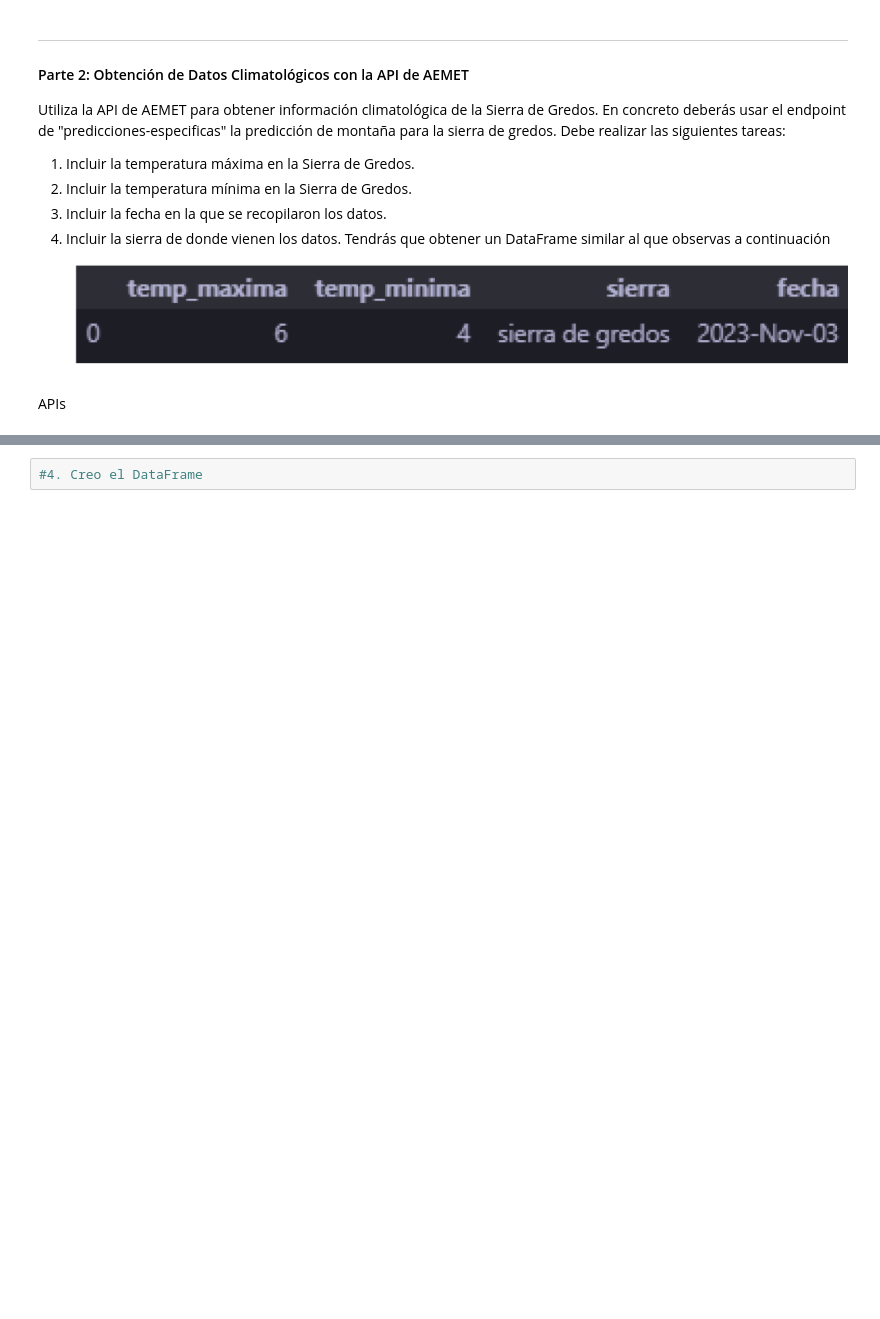
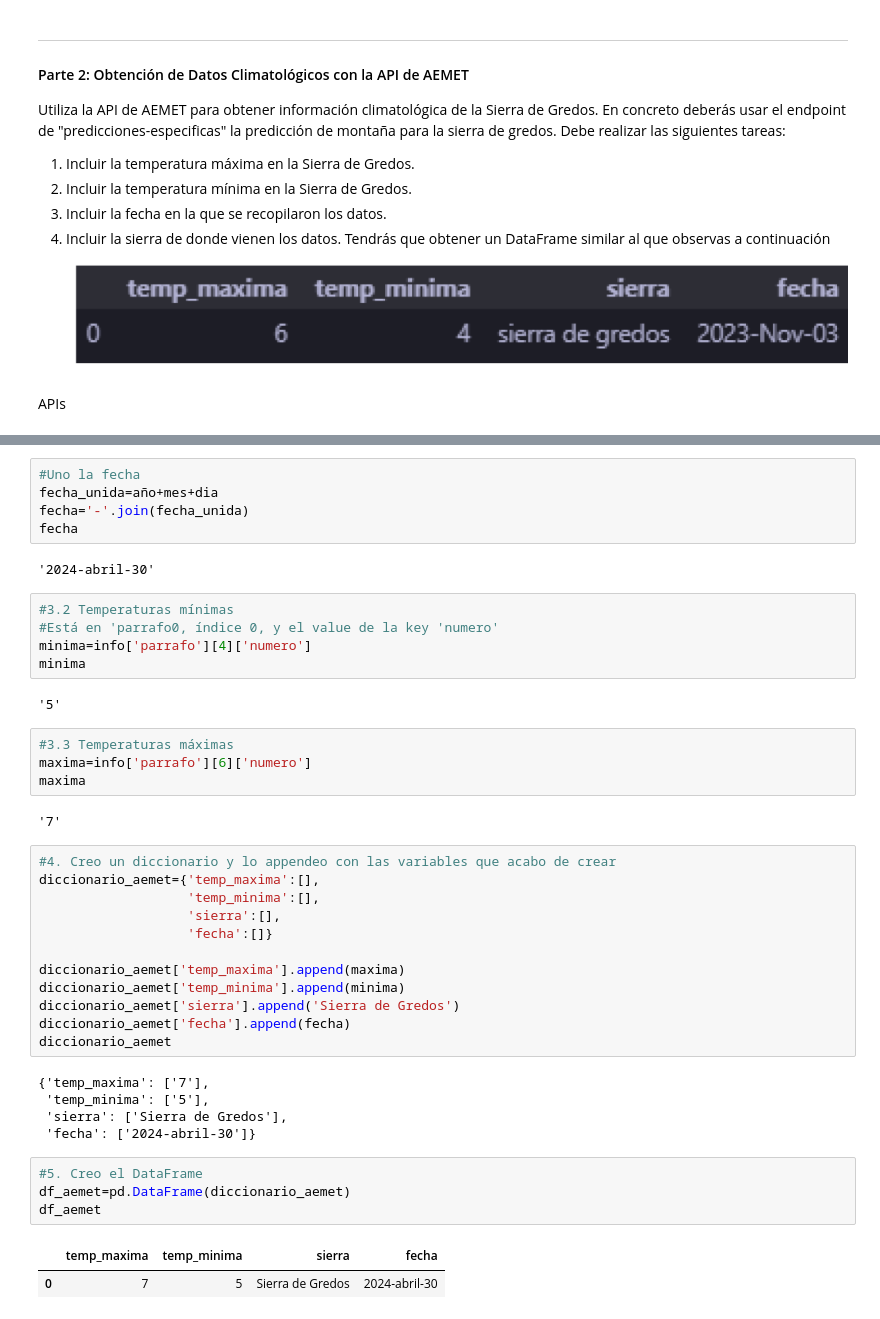
Before and after one commit to Adalab/promo-H-DA-modulo2-evaluacion-intermedia-IsaMartinez, a Jupyter notebook: Ejercicio-Intermedio-02_IsaMartinez.ipynb, the cells around one changed output, grey strips where cells are left out. Saved outputs shown, nothing was run; the diff lists cells and outputs as text; blank space fills up the shorter version.

```diff
--- a/Ejercicio-Intermedio-02_IsaMartinez.ipynb
+++ b/Ejercicio-Intermedio-02_IsaMartinez.ipynb
@@ -258,2 +226,44 @@ print(type(diccionario))
+# %%
+#Uno la fecha
+fecha_unida=año+mes+dia
+fecha='-'.join(fecha_unida)
+fecha
+# %% [output]
+'2024-abril-30'
+# %%
+#3.2 Temperaturas mínimas
+#Está en 'parrafo0, índice 0, y el value de la key 'numero'
+minima=info['parrafo'][4]['numero']
+minima
+# %% [output]
+'5'
+# %%
+#3.3 Temperaturas máximas
+maxima=info['parrafo'][6]['numero']
+maxima
+# %% [output]
+'7'
+# %%
+#4. Creo un diccionario y lo appendeo con las variables que acabo de crear
+diccionario_aemet={'temp_maxima':[],
+                   'temp_minima':[],
+                   'sierra':[],
+                   'fecha':[]}
+
+diccionario_aemet['temp_maxima'].append(maxima)
+diccionario_aemet['temp_minima'].append(minima)
+diccionario_aemet['sierra'].append('Sierra de Gredos')
+diccionario_aemet['fecha'].append(fecha)
+diccionario_aemet
+# %% [output]
+{'temp_maxima': ['7'],
+ 'temp_minima': ['5'],
+ 'sierra': ['Sierra de Gredos'],
+ 'fecha': ['2024-abril-30']}
 # %%
-#4. Creo el DataFrame
+#5. Creo el DataFrame
+df_aemet=pd.DataFrame(diccionario_aemet)
+df_aemet
+# %% [output]
+|  | temp_maxima | temp_minima | sierra | fecha |
+| 0 | 7 | 5 | Sierra de Gredos | 2024-abril-30 |
```
Also changed, not shown: parts of 26 cells of this notebook.
